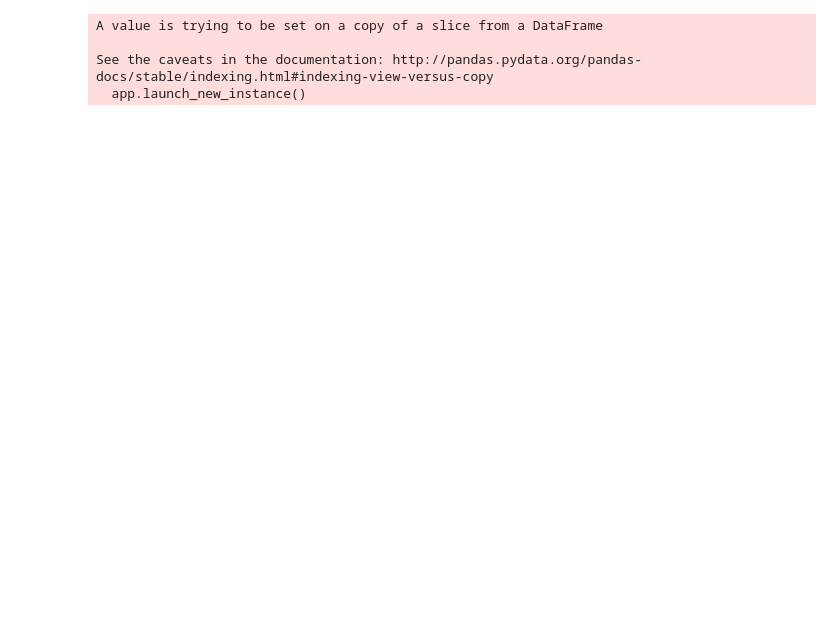
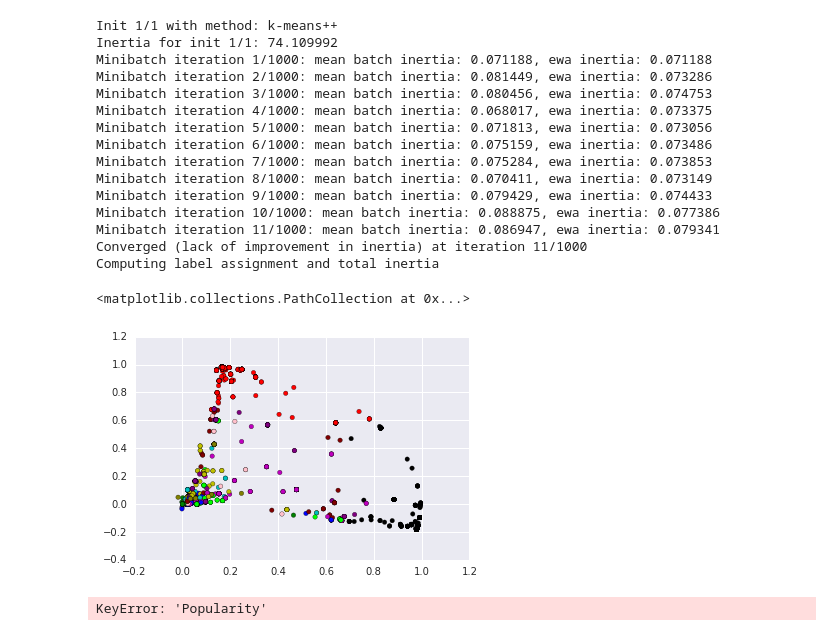
Before and after one commit to MinyingLu/Twitter-sentiment-analysis, a Jupyter notebook: Get Users.ipynb, the cells around one changed output. Drawn from its saved outputs; the diff is of its cells as text; code cells hidden in the pictures; blank space fills up the shorter version.

```diff
--- a/Get Users.ipynb
+++ b/Get Users.ipynb
@@ -86,13 +225,51 @@ users_df = pandas.DataFrame(user_list, columns=["User ID", "Follower Count", "Fa
+# %%
+#kmeans = KMeans(n_clusters=12, init='k-means++', max_iter=100, n_init=1, verbose=True)
+#y_pred = kmeans.fit(X)
+kmeans = MiniBatchKMeans(n_clusters=12, init='k-means++', n_init=1,
+                     init_size=1000, batch_size=1000, verbose=True)
+#print("Silhouette Coefficient: %0.3f"
+#      % metrics.silhouette_score(X, km.labels_, sample_size=1000))
+
+#kmeans = KMeans(init='k-means++', n_clusters=7, n_init=20)
+y_pred = kmeans.fit_predict(X)
+#y_pred = km.fit_predict(X)
+centroids = kmeans.cluster_centers_
+labels = kmeans.labels_
+error = kmeans.inertia_
+colors = np.array([x for x in ('b', 'g', 'r', 'c', 'm', 'y', 'k', 'purple', 'lime', 'maroon', 'olive', 'pink')])
+colors = np.hstack([colors] * 20)
+#x = np.random.random(12)
+#y = np.random.random(12)
+#c = np.random.random(12)  # color of points
+
+#fig, ax = plt.subplots()
+#im = ax.scatter(X[:, 0], X[:, 1], c=c, cmap=plt.cm.jet)
+plt.scatter(X[:, 0], X[:, 1], c=colors[y_pred].tolist())#, color=colors[y_pred].tolist())
+# %% [output]
+Init 1/1 with method: k-means++
+Inertia for init 1/1: 74.109992
+Minibatch iteration 1/1000: mean batch inertia: 0.071188, ewa inertia: 0.071188
+Minibatch iteration 2/1000: mean batch inertia: 0.081449, ewa inertia: 0.073286
+Minibatch iteration 3/1000: mean batch inertia: 0.080456, ewa inertia: 0.074753
+Minibatch iteration 4/1000: mean batch inertia: 0.068017, ewa inertia: 0.073375
+Minibatch iteration 5/1000: mean batch inertia: 0.071813, ewa inertia: 0.073056
+Minibatch iteration 6/1000: mean batch inertia: 0.075159, ewa inertia: 0.073486
+Minibatch iteration 7/1000: mean batch inertia: 0.075284, ewa inertia: 0.073853
+Minibatch iteration 8/1000: mean batch inertia: 0.070411, ewa inertia: 0.073149
+Minibatch iteration 9/1000: mean batch inertia: 0.079429, ewa inertia: 0.074433
+Minibatch iteration 10/1000: mean batch inertia: 0.088875, ewa inertia: 0.077386
+Minibatch iteration 11/1000: mean batch inertia: 0.086947, ewa inertia: 0.079341
+Converged (lack of improvement in inertia) at iteration 11/1000
+Computing label assignment and total inertia
+<matplotlib.collections.PathCollection at 0x...>
+[figure, added]
 # %%
-polar_user_df = tweets_df.loc[tweets_df['Polarity'].isin([-4, 3])]
+#polar_user_df = tweets_df.loc[tweets_df['Polarity'].isin([-4, 3])]
 pop_user_df = tweets_df.sort_values('Popularity', ascending=False)[:20]
 polar_user_df.drop(['Text', 'Has_url', 'Retweets', 'Favorites'], axis=1, inplace=True)
 polar_users = polar_user_df['User ID']
 # %% [output]
-A value is trying to be set on a copy of a slice from a DataFrame
-
-See the caveats in the documentation: http://pandas.pydata.org/pandas-docs/stable/indexing.html#indexing-view-versus-copy
-  app.launch_new_instance()
+KeyError: 'Popularity'
 # %%
 print polar_user_df.info()
 follower_ids = defaultdict(list)
```
Also changed, not shown: parts of 10 cells of this notebook.
